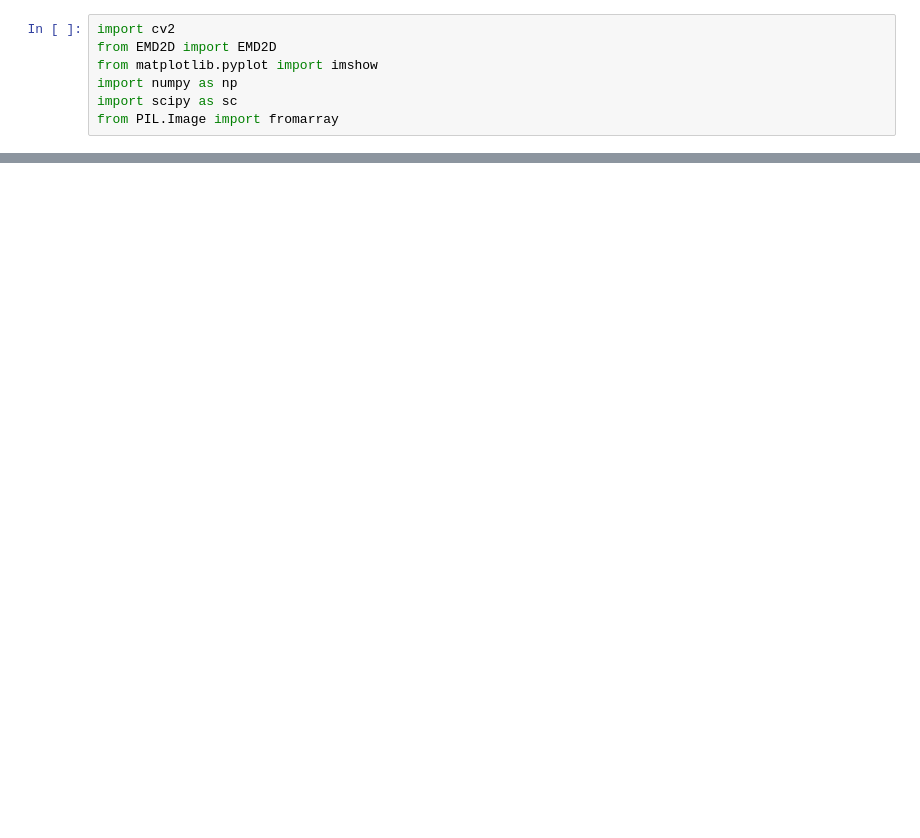
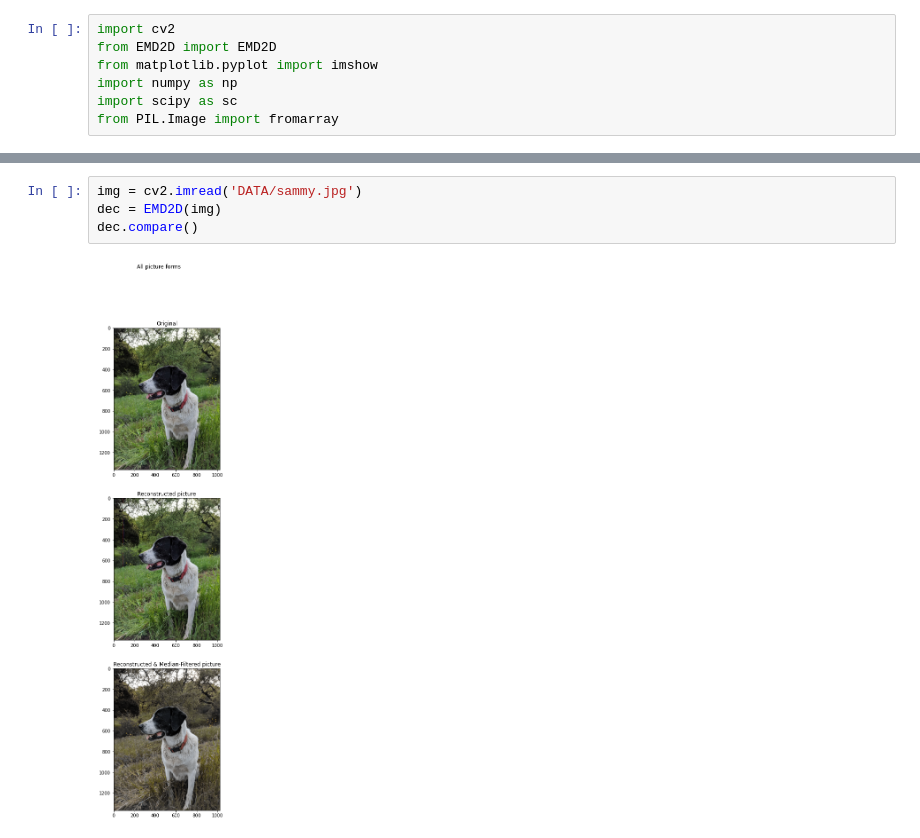
Before and after one commit to Matt88Ac/Hilbert-Huang-Transform-Super-Resolution, a Jupyter notebook: Runner.ipynb, the cells around one changed output, grey strips where cells are left out. Cells and saved outputs as stored; diff of their text form; blank space fills up the shorter version.

```diff
--- a/Runner.ipynb
+++ b/Runner.ipynb
@@ -13,0 +20,6 @@ dec.compare()
+# %%
+img = cv2.imread('DATA/sammy.jpg')
+dec = EMD2D(img)
+dec.compare()
+# %% [output]
+[figure, added]
```
Also changed, not shown: parts of 2 cells of this notebook, 1 other file.
